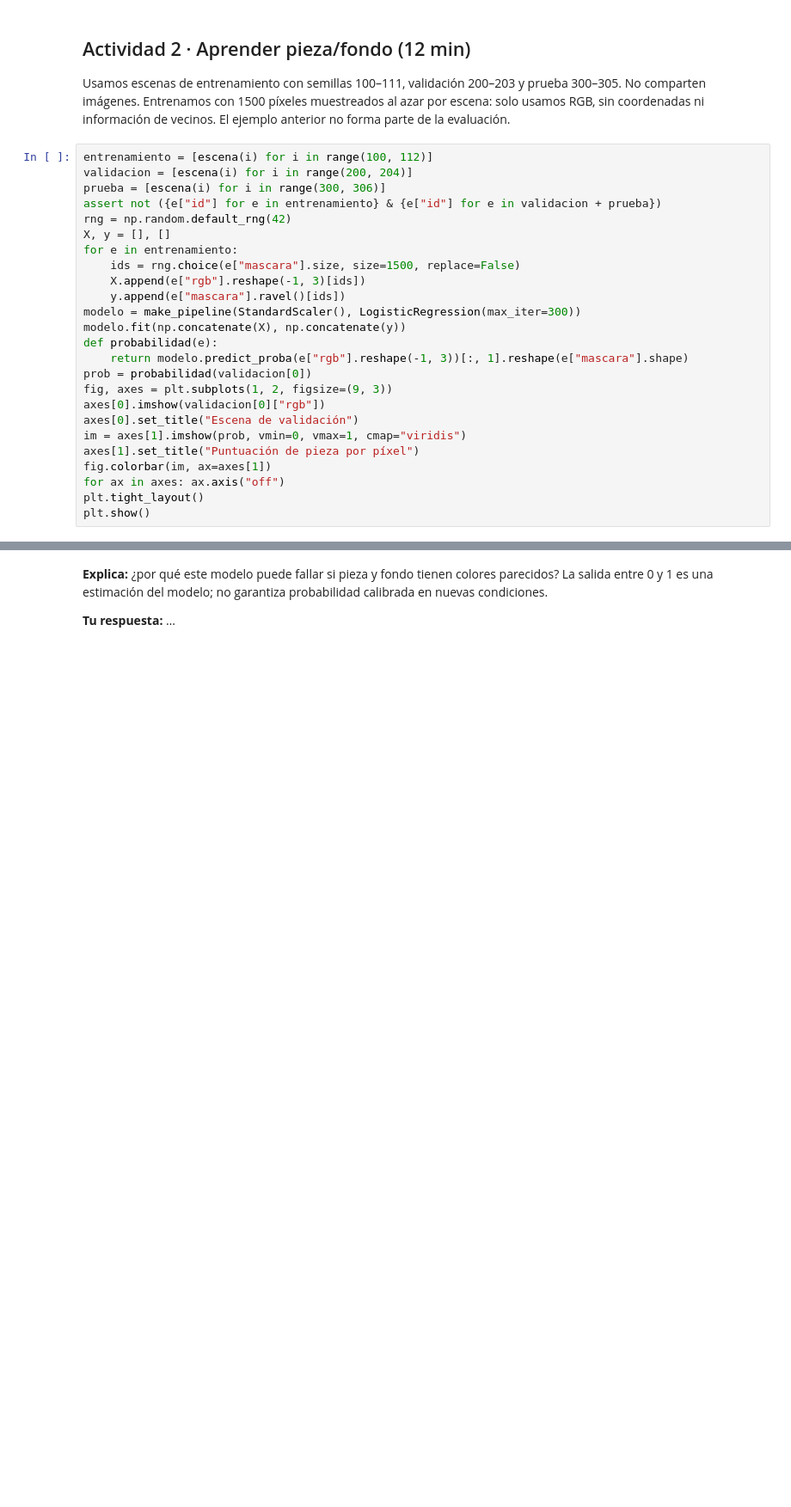
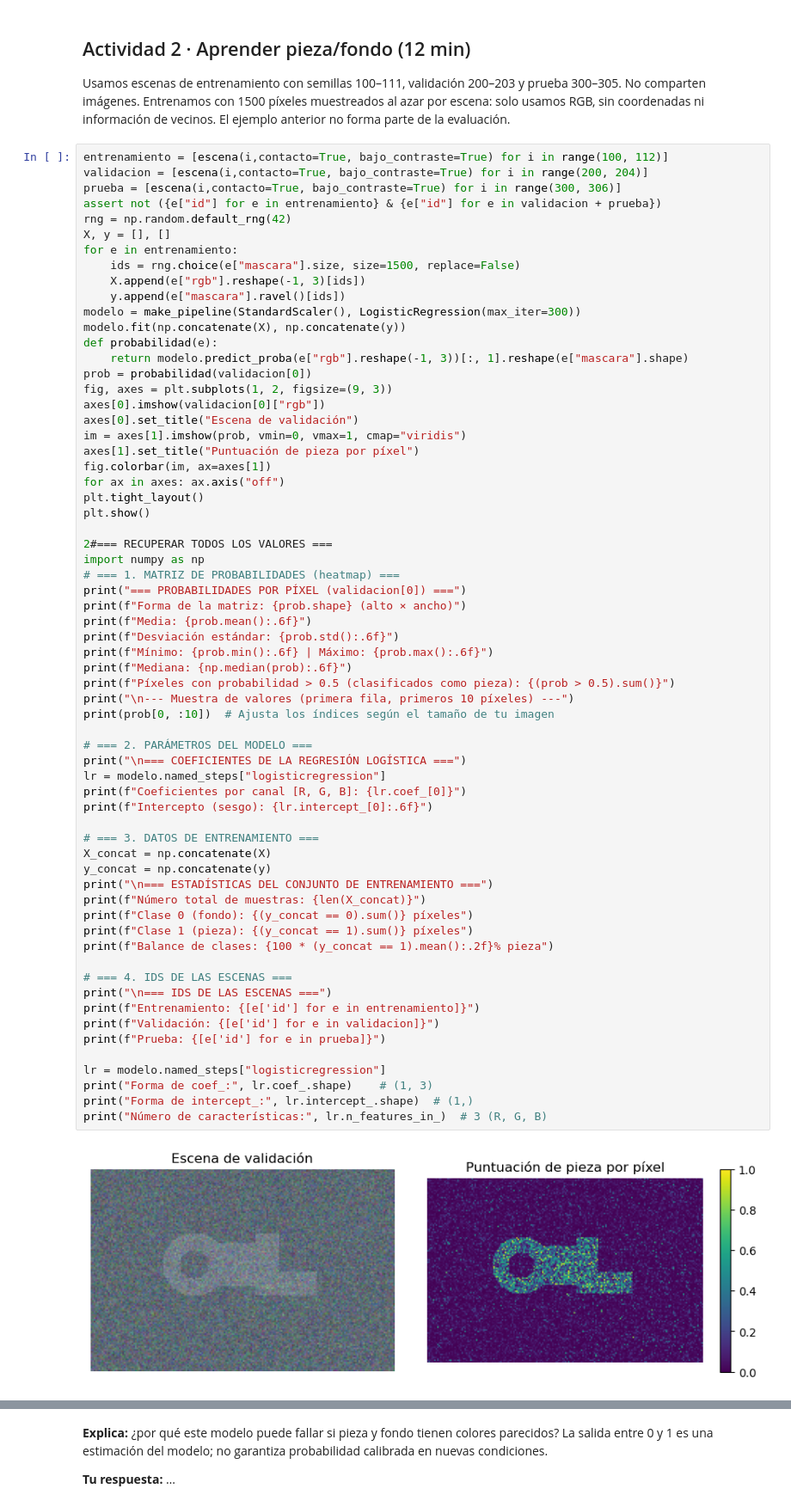
Before and after one commit to afalco/vision-ia-producto, a Jupyter notebook: 03_deteccion_segmentacion/03_deteccion_segmentacion.ipynb, the cells around one changed output, grey strips where cells are left out. Shown at 86% size. Saved outputs shown, nothing was run; the diff lists cells and outputs as text; blank space fills up the shorter version.

```diff
--- a/03_deteccion_segmentacion/03_deteccion_segmentacion.ipynb
+++ b/03_deteccion_segmentacion/03_deteccion_segmentacion.ipynb
@@ -92,27 +97,68 @@ print("Cajas (xmin, ymin, xmax, ymax):", cajas_de_etiquetas(ejemplo["instancias"
 
 Usamos escenas de entrenamiento con semillas 100–111, validación 200–203 y prueba 300–305. No comparten imágenes. Entrenamos con 1500 píxeles muestreados al azar por escena: solo usamos RGB, sin coordenadas ni información de vecinos. El ejemplo anterior no forma parte de la evaluación.
 # %%
-entrenamiento = [escena(i) for i in range(100, 112)]
-validacion = [escena(i) for i in range(200, 204)]
-prueba = [escena(i) for i in range(300, 306)]
+entrenamiento = [escena(i,contacto=True, bajo_contraste=True) for i in range(100, 112)]
+validacion = [escena(i,contacto=True, bajo_contraste=True) for i in range(200, 204)]
+prueba = [escena(i,contacto=True, bajo_contraste=True) for i in range(300, 306)]
 assert not ({e["id"] for e in entrenamiento} & {e["id"] for e in validacion + prueba})
 rng = np.random.default_rng(42)
 X, y = [], []
 for e in entrenamiento:
     ids = rng.choice(e["mascara"].size, size=1500, replace=False)
     X.append(e["rgb"].reshape(-1, 3)[ids])
     y.append(e["mascara"].ravel()[ids])
 modelo = make_pipeline(StandardScaler(), LogisticRegression(max_iter=300))
 modelo.fit(np.concatenate(X), np.concatenate(y))
 def probabilidad(e):
     return modelo.predict_proba(e["rgb"].reshape(-1, 3))[:, 1].reshape(e["mascara"].shape)
 prob = probabilidad(validacion[0])
 fig, axes = plt.subplots(1, 2, figsize=(9, 3))
 axes[0].imshow(validacion[0]["rgb"])
 axes[0].set_title("Escena de validación")
 im = axes[1].imshow(prob, vmin=0, vmax=1, cmap="viridis")
 axes[1].set_title("Puntuación de pieza por píxel")
 fig.colorbar(im, ax=axes[1])
 for ax in axes: ax.axis("off")
 plt.tight_layout()
 plt.show()
+
+2#=== RECUPERAR TODOS LOS VALORES ===
+import numpy as np
+# === 1. MATRIZ DE PROBABILIDADES (heatmap) ===
+print("=== PROBABILIDADES POR PÍXEL (validacion[0]) ===")
+print(f"Forma de la matriz: {prob.shape} (alto × ancho)")
+print(f"Media: {prob.mean():.6f}")
+print(f"Desviación estándar: {prob.std():.6f}")
+print(f"Mínimo: {prob.min():.6f} | Máximo: {prob.max():.6f}")
+print(f"Mediana: {np.median(prob):.6f}")
+print(f"Píxeles con probabilidad > 0.5 (clasificados como pieza): {(prob > 0.5).sum()}")
+print("\n--- Muestra de valores (primera fila, primeros 10 píxeles) ---")
+print(prob[0, :10])  # Ajusta los índices según el tamaño de tu imagen
+
+# === 2. PARÁMETROS DEL MODELO ===
+print("\n=== COEFICIENTES DE LA REGRESIÓN LOGÍSTICA ===")
+lr = modelo.named_steps["logisticregression"]
+print(f"Coeficientes por canal [R, G, B]: {lr.coef_[0]}")
+print(f"Intercepto (sesgo): {lr.intercept_[0]:.6f}")
+
+# === 3. DATOS DE ENTRENAMIENTO ===
+X_concat = np.concatenate(X)
+y_concat = np.concatenate(y)
+print("\n=== ESTADÍSTICAS DEL CONJUNTO DE ENTRENAMIENTO ===")
+print(f"Número total de muestras: {len(X_concat)}")
+print(f"Clase 0 (fondo): {(y_concat == 0).sum()} píxeles")
+print(f"Clase 1 (pieza): {(y_concat == 1).sum()} píxeles")
+print(f"Balance de clases: {100 * (y_concat == 1).mean():.2f}% pieza")
+
+# === 4. IDS DE LAS ESCENAS ===
+print("\n=== IDS DE LAS ESCENAS ===")
+print(f"Entrenamiento: {[e['id'] for e in entrenamiento]}")
+print(f"Validación: {[e['id'] for e in validacion]}")
+print(f"Prueba: {[e['id'] for e in prueba]}")
+
+lr = modelo.named_steps["logisticregression"]
+print("Forma de coef_:", lr.coef_.shape)    # (1, 3)
+print("Forma de intercept_:", lr.intercept_.shape)  # (1,)
+print("Número de características:", lr.n_features_in_)  # 3 (R, G, B)
+# %% [output]
+[figure, added]
```
Also changed, not shown: parts of 6 cells of this notebook, 3 other files.
